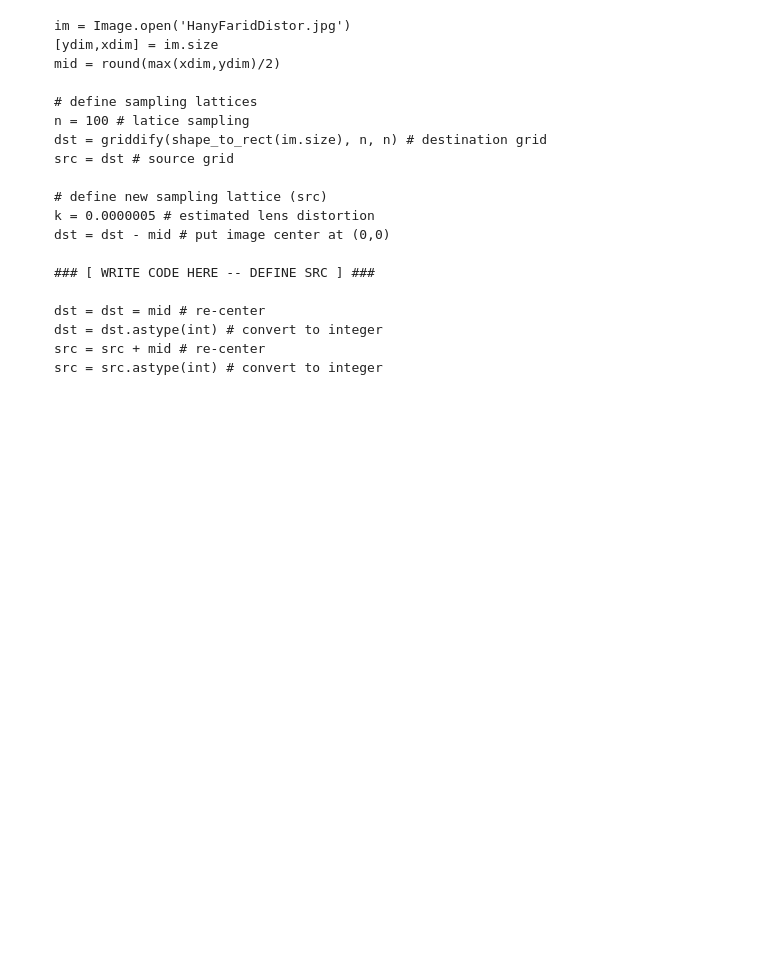
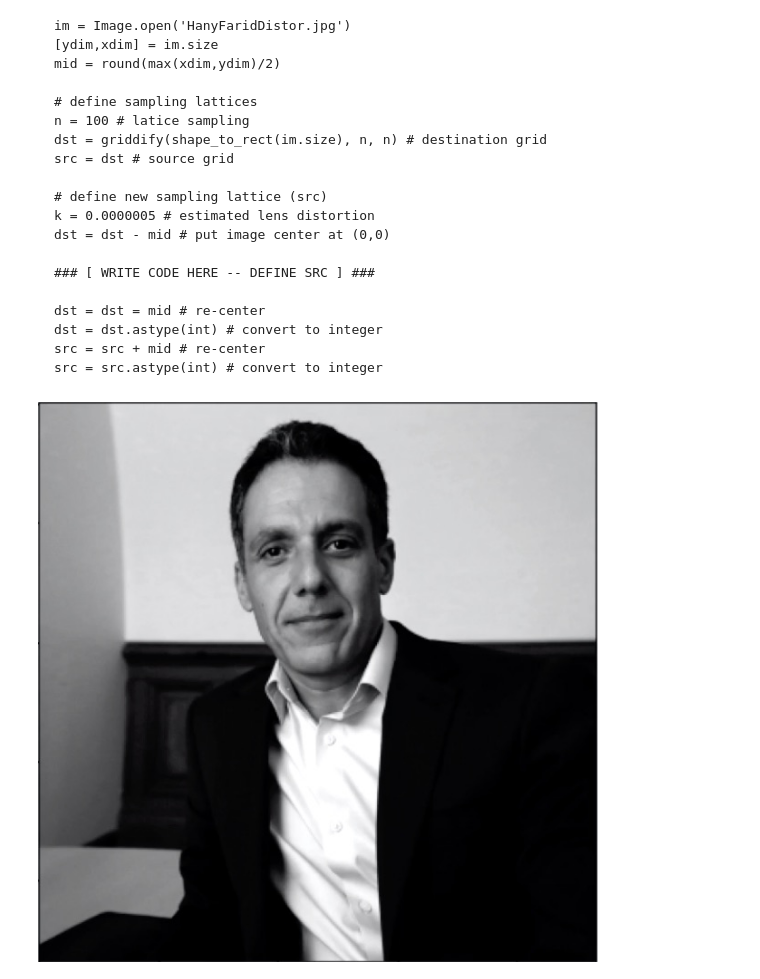
Before and after one commit to TifMoe/computer-vision-course, a Jupyter notebook: notebooks/Image-formation.ipynb, the cells around one changed output. Drawn from its saved outputs; the diff is of its cells as text; code cells hidden in the pictures; blank space fills up the shorter version.

Commit message:
complete lens distortion exercise

```diff
--- a/notebooks/Image-formation.ipynb
+++ b/notebooks/Image-formation.ipynb
@@ -303,0 +356,12 @@ src = src.astype(int) # convert to integer
+# %%
+from PIL import Image
+
+# load square, grayscale image that I shamelessly took for this exercise from Hany's slides here: https://farid.berkeley.edu/learnComputerVision/lectures/cv-02-13-lensDistortion.mp4
+im = Image.open('assets/HanyFaridDistort.jpg')
+[ydim,xdim] = im.size
+mid = round(max(xdim,ydim)/2)
+
+# You can see that the vertical line in the background is bowed out - indicating a pin cushion distortion.. k > 0
+display(im)
+# %% [output]
+[figure, added]
```
Also changed, not shown: parts of 3 cells of this notebook.
